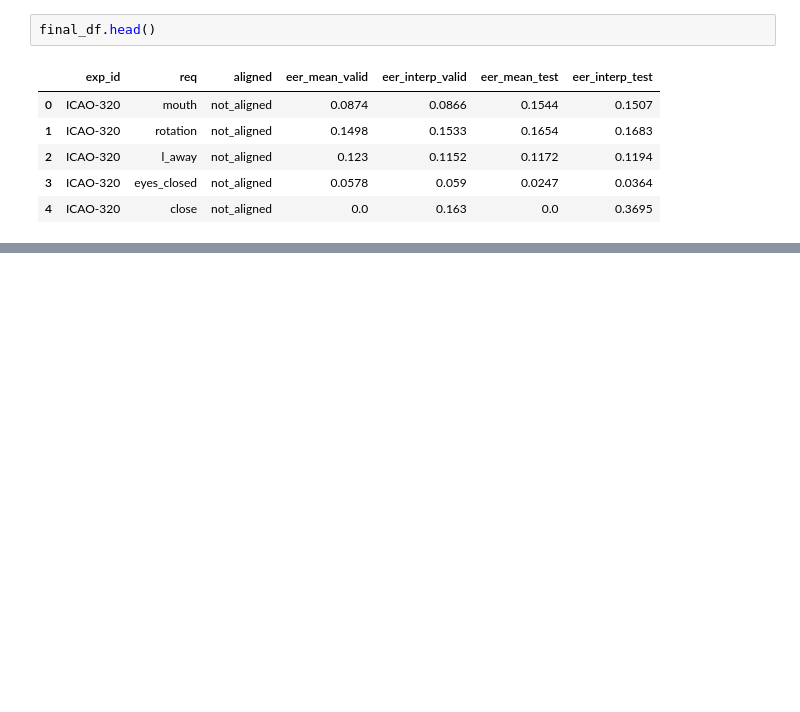
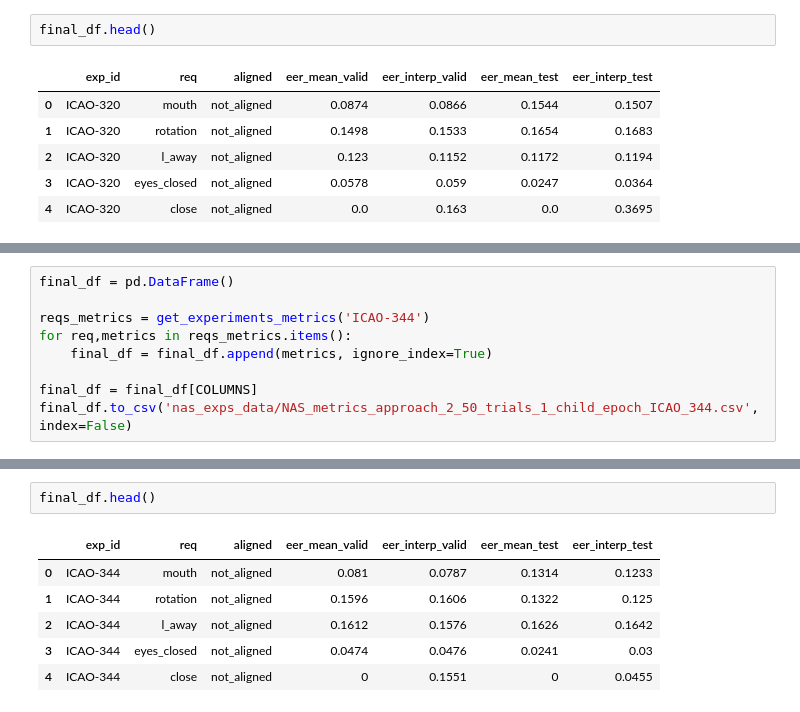
Before and after one commit to guilhermemg/icao_nets_training, a Jupyter notebook: project/analysis/download_exps_data.ipynb, the cells around one changed output, grey strips where cells are left out. Drawn from its saved outputs; the diff is of its cells as text; blank space fills up the shorter version.

```diff
--- a/project/analysis/download_exps_data.ipynb
+++ b/project/analysis/download_exps_data.ipynb
@@ -603,0 +644,9 @@ final_df.head()
+# %%
+final_df = pd.DataFrame()
+
+reqs_metrics = get_experiments_metrics('ICAO-344')
+for req,metrics in reqs_metrics.items():
+    final_df = final_df.append(metrics, ignore_index=True)
+
+final_df = final_df[COLUMNS]
+final_df.to_csv('nas_exps_data/NAS_metrics_approach_2_50_trials_1_child_epoch_ICAO_344.csv', index=False)
@@ -603,0 +671,9 @@ final_df.head()
+# %%
+final_df.head()
+# %% [output]
+|  | exp_id | req | aligned | eer_mean_valid | eer_interp_valid | eer_mean_test | eer_interp_test |
+| 0 | ICAO-344 | mouth | not_aligned | 0.081 | 0.0787 | 0.1314 | 0.1233 |
+| 1 | ICAO-344 | rotation | not_aligned | 0.1596 | 0.1606 | 0.1322 | 0.125 |
+| 2 | ICAO-344 | l_away | not_aligned | 0.1612 | 0.1576 | 0.1626 | 0.1642 |
+| 3 | ICAO-344 | eyes_closed | not_aligned | 0.0474 | 0.0476 | 0.0241 | 0.03 |
+| 4 | ICAO-344 | close | not_aligned | 0 | 0.1551 | 0 | 0.0455 |
```
Also changed, not shown: parts of 5 cells of this notebook, 6 other files.
